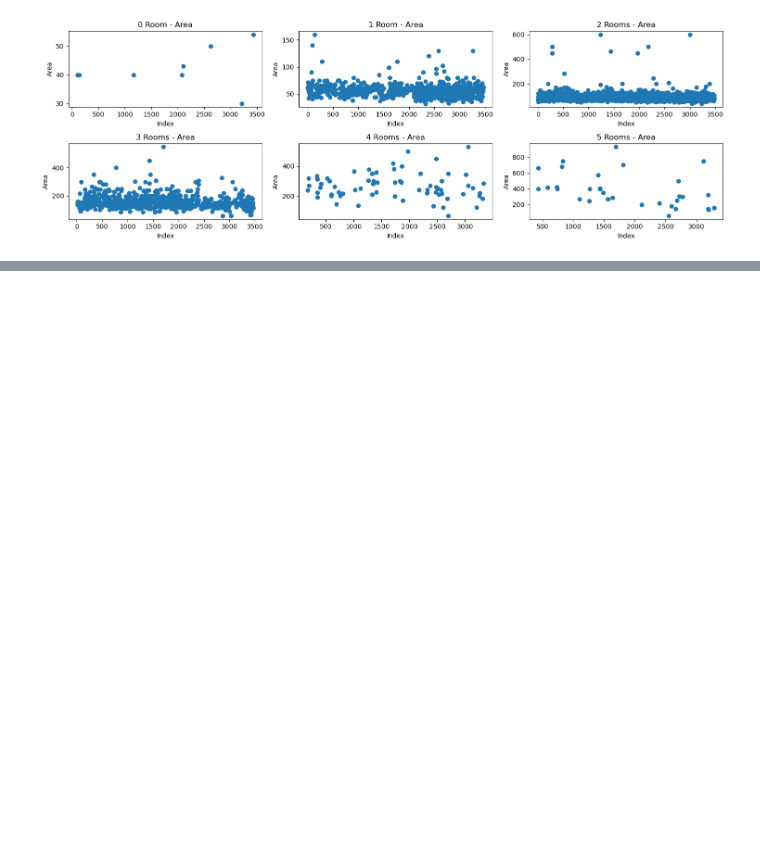
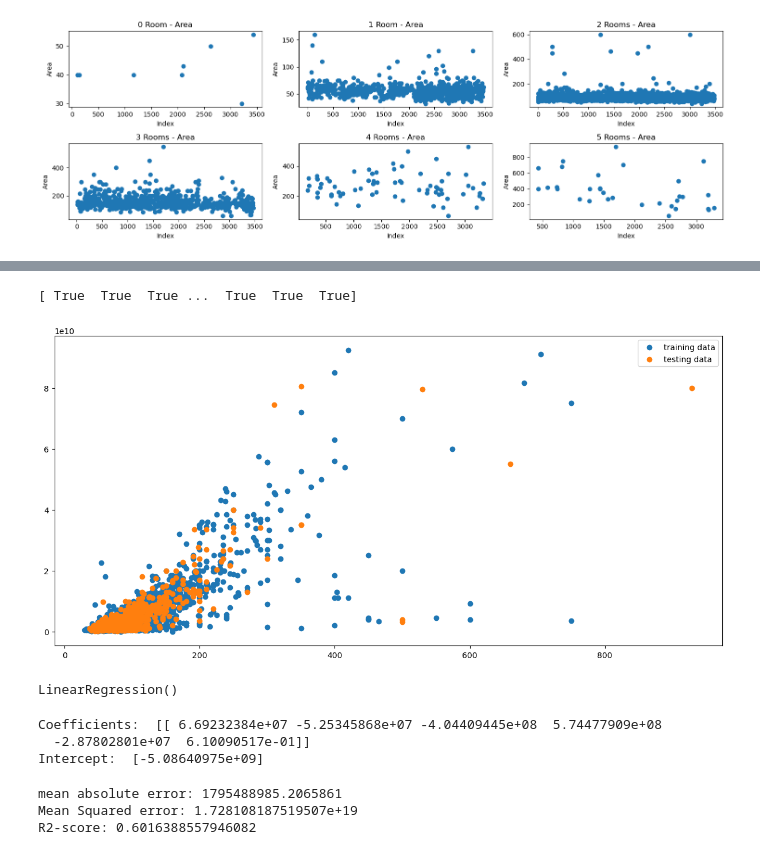
Before and after one commit to AliShrz/My-Machine-Learning, a Jupyter notebook: Regression Project.ipynb, the cells around one changed output, grey strips where cells are left out. Saved outputs shown, nothing was run; the diff lists cells and outputs as text; code cells hidden in the pictures; blank space fills up the shorter version.

```diff
--- a/Regression Project.ipynb
+++ b/Regression Project.ipynb
@@ -224,0 +258,4 @@ len(address)
+# %%
+# Compute mean target value per address
+address_means = df_cleaned.groupby('Address')['Price'].mean()
+address_means
@@ -224,0 +276,4 @@ len(address)
+# %%
+df_cleaned['Address_Encoded'] = df_cleaned['Address'].map(address_means)
+
+df_cleaned.head()
@@ -252,0 +379,19 @@ Name: Area, dtype: float64
+# %%
+# create mask and split data into training and testing sets
+mask = np.random.rand(len(df_cleaned)) < 0.8
+print(mask)
+
+train = df_cleaned[mask]
+test = df_cleaned[~mask]
+# %% [output]
+[ True  True  True ...  True  True  True]
+# %%
+
+plt.figure(figsize=(15, 7))
+plt.scatter(train['Area'], train['Price'], label = 'training data')
+plt.scatter(test['Area'], test['Price'], label = 'testing data')
+
+plt.legend()
+plt.show()
+# %% [output]
+[figure, added]
@@ -252,0 +404,12 @@ Name: Area, dtype: float64
+# %%
+m_regression.fit(train_x, train_y)
+# %% [output]
+LinearRegression()
+# %%
+# print the coefficients
+print ('Coefficients: ', m_regression.coef_)
+print ('Intercept: ',m_regression.intercept_)
+# %% [output]
+Coefficients:  [[ 6.69232384e+07 -5.25345868e+07 -4.04409445e+08  5.74477909e+08
+  -2.87802801e+07  6.10090517e-01]]
+Intercept:  [-5.08640975e+09]
@@ -252,0 +418,13 @@ Name: Area, dtype: float64
+# %%
+
+test_x = np.asanyarray(test[['Area', 'Room', 'Parking', 'Warehouse', 'Elevator', 'Address_Encoded']])
+test_y_predict = m_regression.predict(test_x)
+test_y = test[['Price']]
+
+print(f'mean absolute error: {np.mean(np.abs(test_y_predict - test_y))}')
+print(f'Mean Squared error: {np.mean((test_y_predict - test_y) ** 2)}')
+print(f'R2-score: {r2_score(test_y_predict, test_y)}')
+# %% [output]
+mean absolute error: 1795488985.2065861
+Mean Squared error: 1.728108187519507e+19
+R2-score: 0.6016388557946082
```
Also changed, not shown: parts of 15 cells of this notebook.
